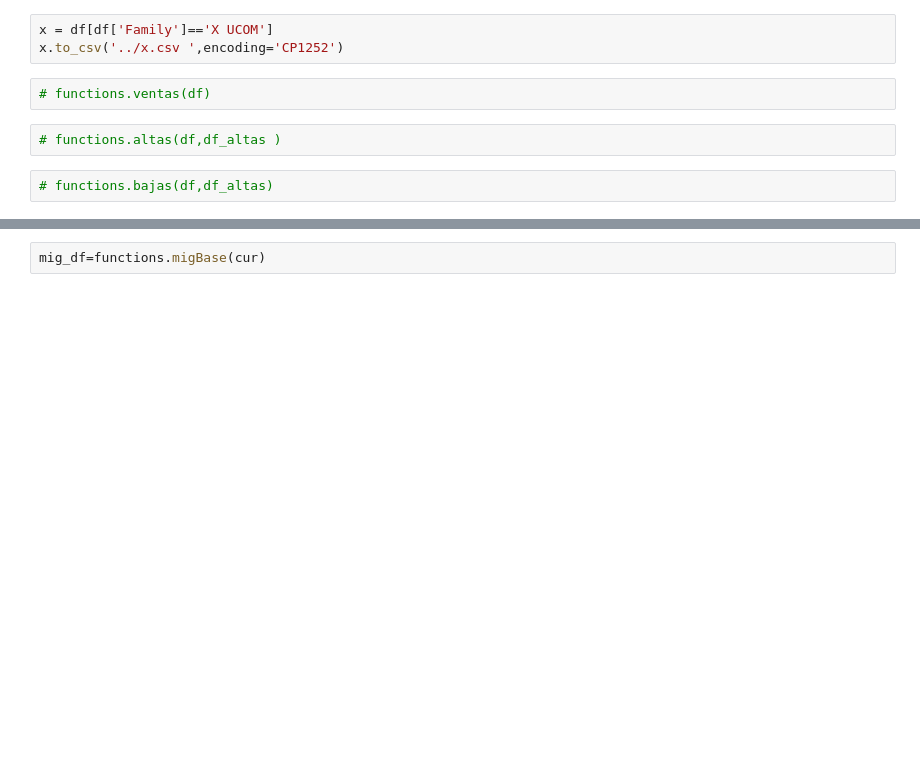
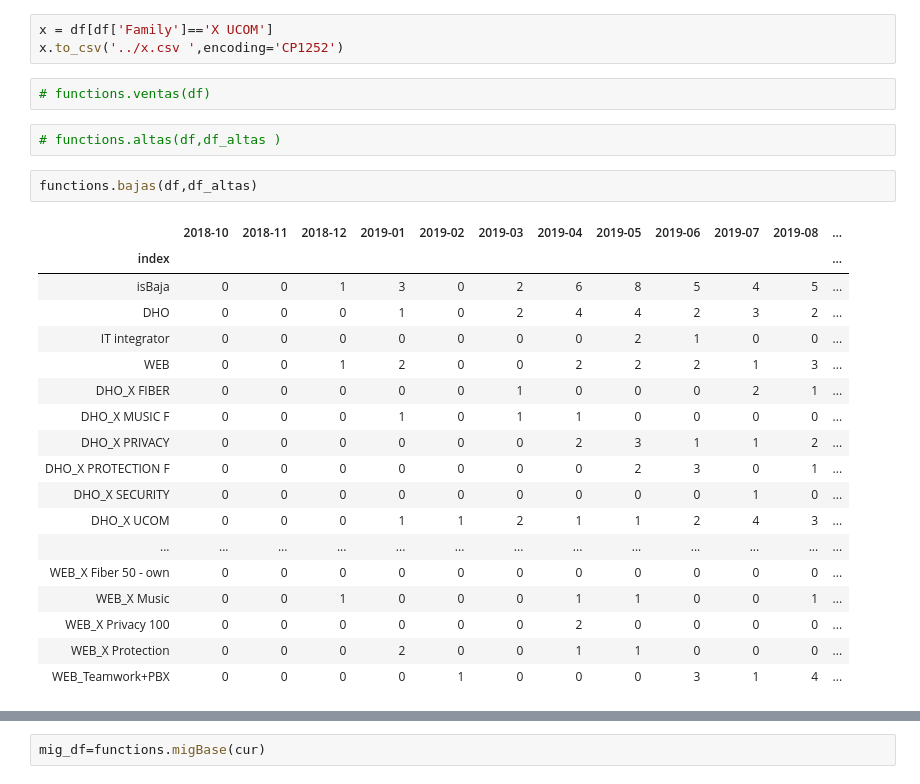
Before and after one commit to mariaadradosr/PyCartera, a Jupyter notebook: Final_PyCartera.ipynb, the cells around one changed output, grey strips where cells are left out. Saved outputs shown, nothing was run; the diff lists cells and outputs as text; blank space fills up the shorter version.

Commit message:
cambios en bajas en fechas

```diff
--- a/Final_PyCartera.ipynb
+++ b/Final_PyCartera.ipynb
@@ -62,4 +62,23 @@ x.to_csv('../x.csv ',encoding='CP1252')
 # %%
 # functions.altas(df,df_altas )
 # %%
-# functions.bajas(df,df_altas)
+functions.bajas(df,df_altas)
+# %% [output]
+|  | 2018-10 | 2018-11 | 2018-12 | 2019-01 | 2019-02 | 2019-03 | 2019-04 | 2019-05 | 2019-06 | 2019-07 | 2019-08 | ... |
+| index |  |  |  |  |  |  |  |  |  |  |  | ... |
+| isBaja | 0 | 0 | 1 | 3 | 0 | 2 | 6 | 8 | 5 | 4 | 5 | ... |
+| DHO | 0 | 0 | 0 | 1 | 0 | 2 | 4 | 4 | 2 | 3 | 2 | ... |
+| IT integrator | 0 | 0 | 0 | 0 | 0 | 0 | 0 | 2 | 1 | 0 | 0 | ... |
+| WEB | 0 | 0 | 1 | 2 | 0 | 0 | 2 | 2 | 2 | 1 | 3 | ... |
+| DHO_X FIBER | 0 | 0 | 0 | 0 | 0 | 1 | 0 | 0 | 0 | 2 | 1 | ... |
+| DHO_X MUSIC F | 0 | 0 | 0 | 1 | 0 | 1 | 1 | 0 | 0 | 0 | 0 | ... |
+| DHO_X PRIVACY | 0 | 0 | 0 | 0 | 0 | 0 | 2 | 3 | 1 | 1 | 2 | ... |
+| DHO_X PROTECTION F | 0 | 0 | 0 | 0 | 0 | 0 | 0 | 2 | 3 | 0 | 1 | ... |
+| DHO_X SECURITY | 0 | 0 | 0 | 0 | 0 | 0 | 0 | 0 | 0 | 1 | 0 | ... |
+| DHO_X UCOM | 0 | 0 | 0 | 1 | 1 | 2 | 1 | 1 | 2 | 4 | 3 | ... |
+| ... | ... | ... | ... | ... | ... | ... | ... | ... | ... | ... | ... | ... |
+| WEB_X Fiber 50 - own | 0 | 0 | 0 | 0 | 0 | 0 | 0 | 0 | 0 | 0 | 0 | ... |
+| WEB_X Music | 0 | 0 | 1 | 0 | 0 | 0 | 1 | 1 | 0 | 0 | 1 | ... |
+| WEB_X Privacy 100 | 0 | 0 | 0 | 0 | 0 | 0 | 2 | 0 | 0 | 0 | 0 | ... |
+| WEB_X Protection | 0 | 0 | 0 | 2 | 0 | 0 | 1 | 1 | 0 | 0 | 0 | ... |
+| WEB_Teamwork+PBX | 0 | 0 | 0 | 0 | 1 | 0 | 0 | 0 | 3 | 1 | 4 | ... |
```
Also changed, not shown: parts of 4 cells of this notebook, 10 other files.
